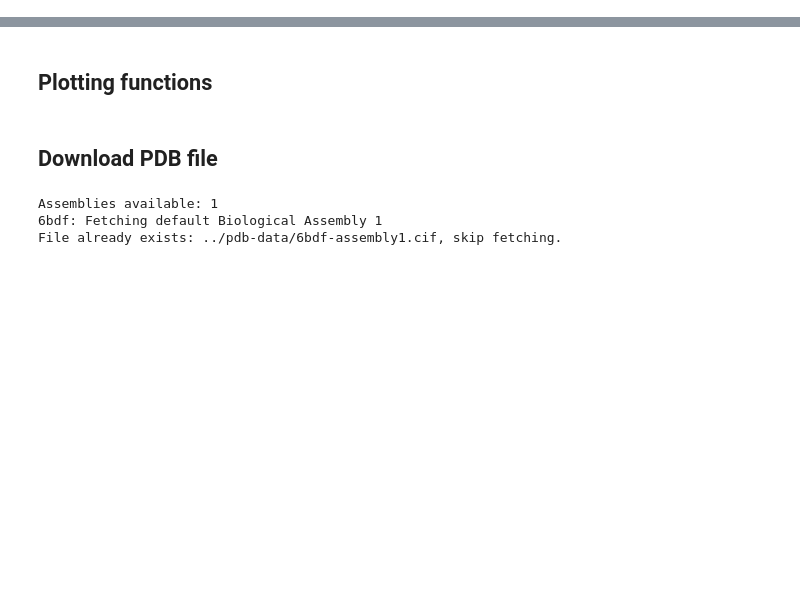
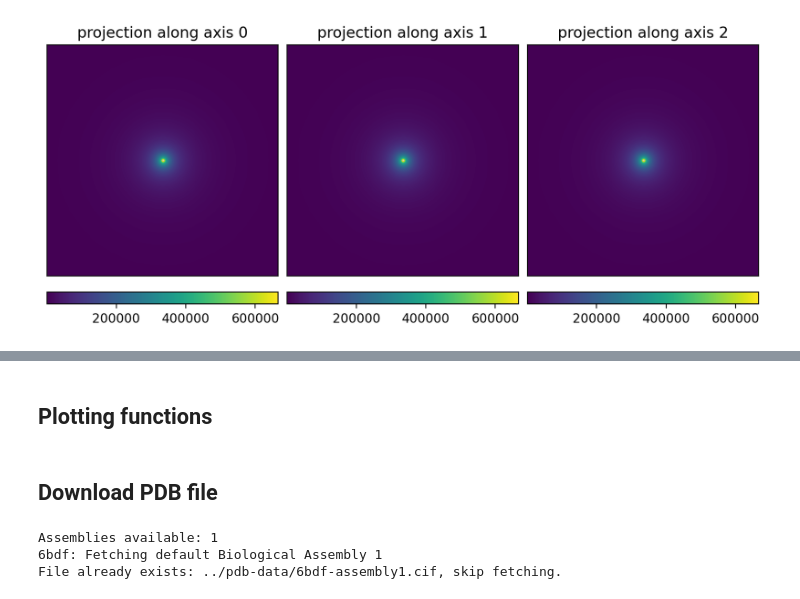
Before and after one commit to joelyeois/specter, a Jupyter notebook: dev-notebooks/pdb2mrc-allvariations-no-ice.ipynb, the cells around one changed output, grey strips where cells are left out. Drawn from its saved outputs; the diff is of its cells as text; code cells hidden in the pictures; blank space fills up the shorter version.

```diff
--- a/dev-notebooks/pdb2mrc-allvariations-no-ice.ipynb
+++ b/dev-notebooks/pdb2mrc-allvariations-no-ice.ipynb
@@ -15,0 +34,4 @@ from cryosim.plotting_tools import plot3d, plot_slices
+# %%
+plot3d(pot3)
+# %% [output]
+[figure, added]
```
Also changed, not shown: parts of 6 cells of this notebook, 13 other files.
